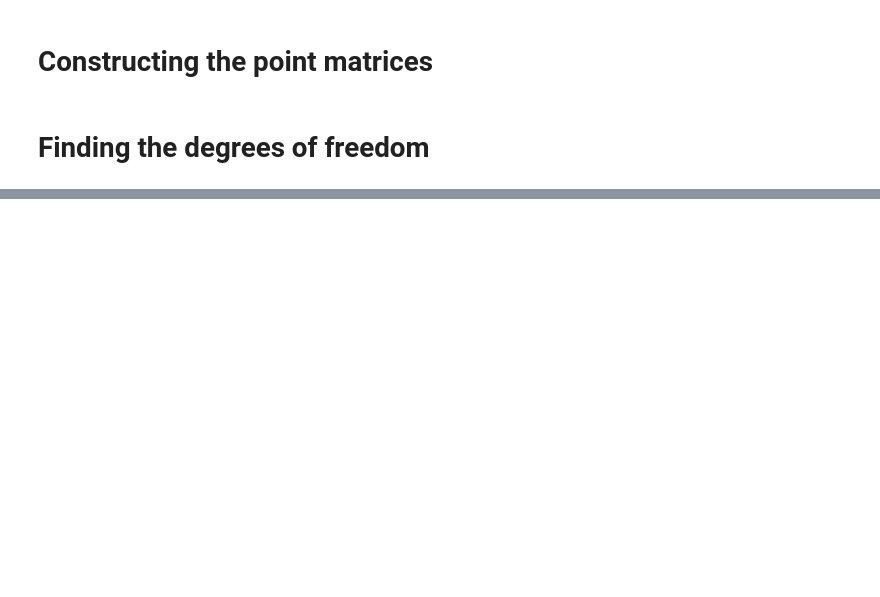
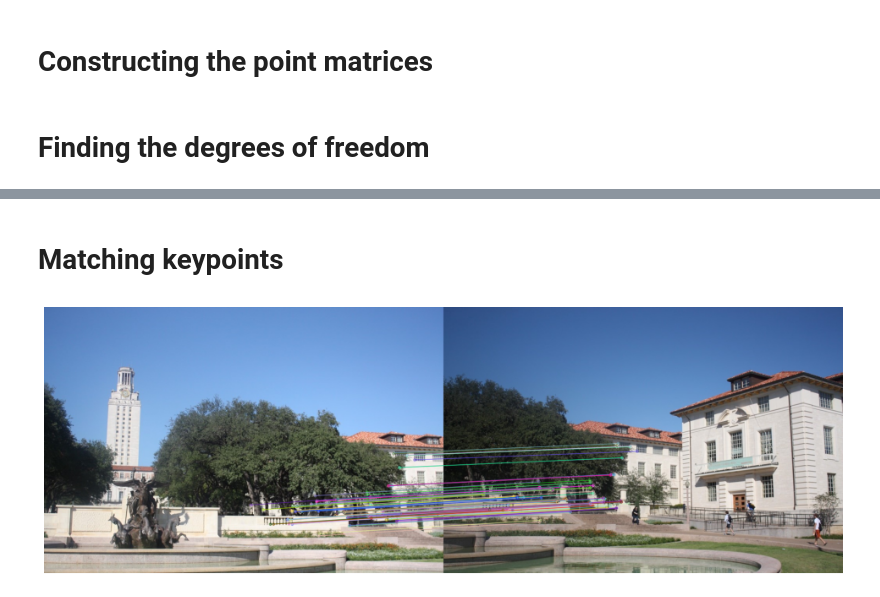
Before and after one commit to Mobad225/Image-Panoramas, a Jupyter notebook: CV_Assignment_2.ipynb, the cells around one changed output, grey strips where cells are left out. Drawn from its saved outputs; the diff is of its cells as text; code cells hidden in the pictures; blank space fills up the shorter version.

```diff
--- a/CV_Assignment_2.ipynb
+++ b/CV_Assignment_2.ipynb
@@ -146,0 +123,10 @@ print_photo(dst, true_size = True)
+# %% [markdown]
+# Matching keypoints
+# %%
+bf = cv2.BFMatcher(cv2.NORM_HAMMING, crossCheck=True)
+matches = bf.match(des1, des2)
+matches = sorted(matches, key = lambda x:x.distance)
+img3 = cv2.drawMatches(img1,kp1,img2,kp2,matches[:100],np.array([]), flags=2)
+print_photo(img3, true_size = True)
+# %% [output]
+[figure, added]
```
Also changed, not shown: parts of 19 cells of this notebook.
